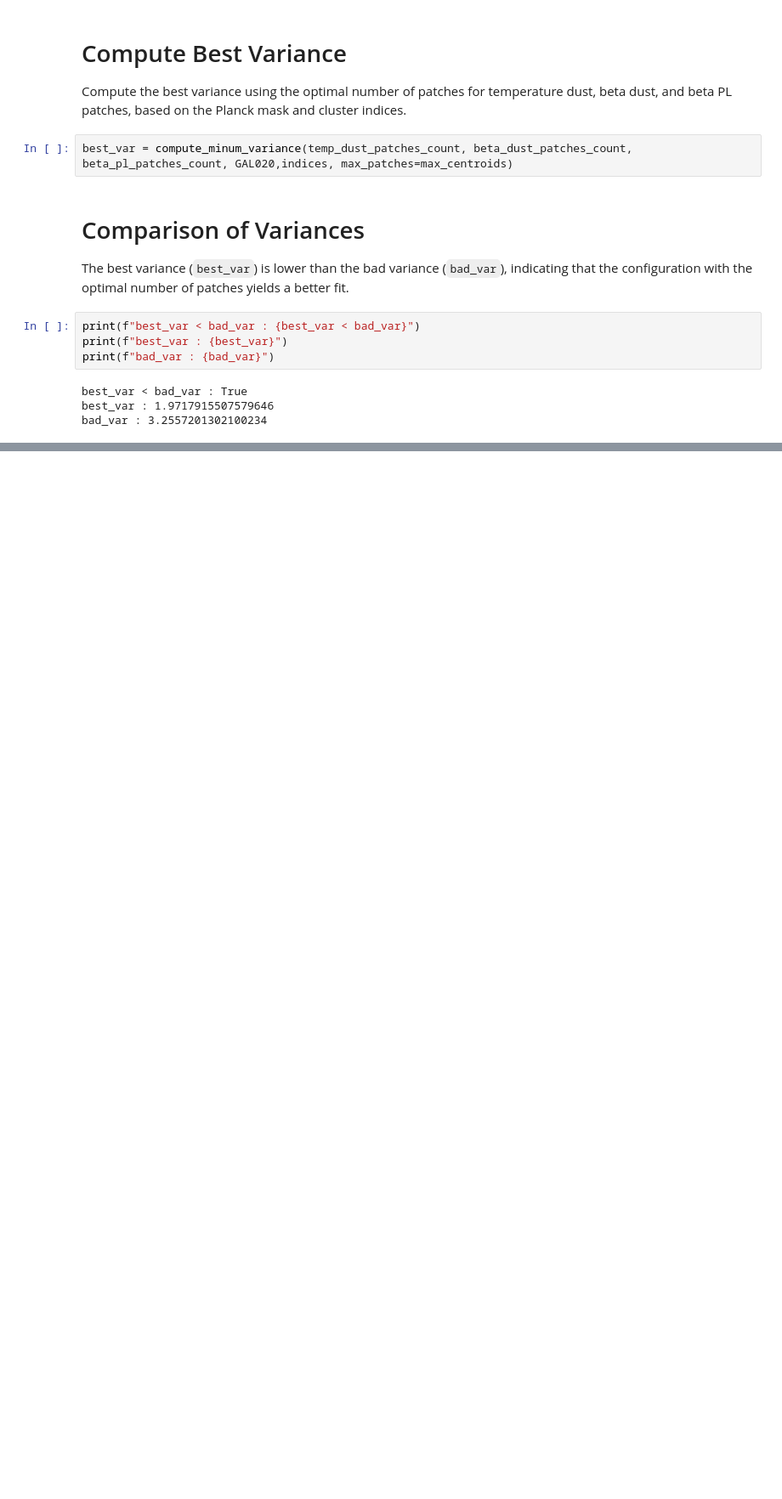
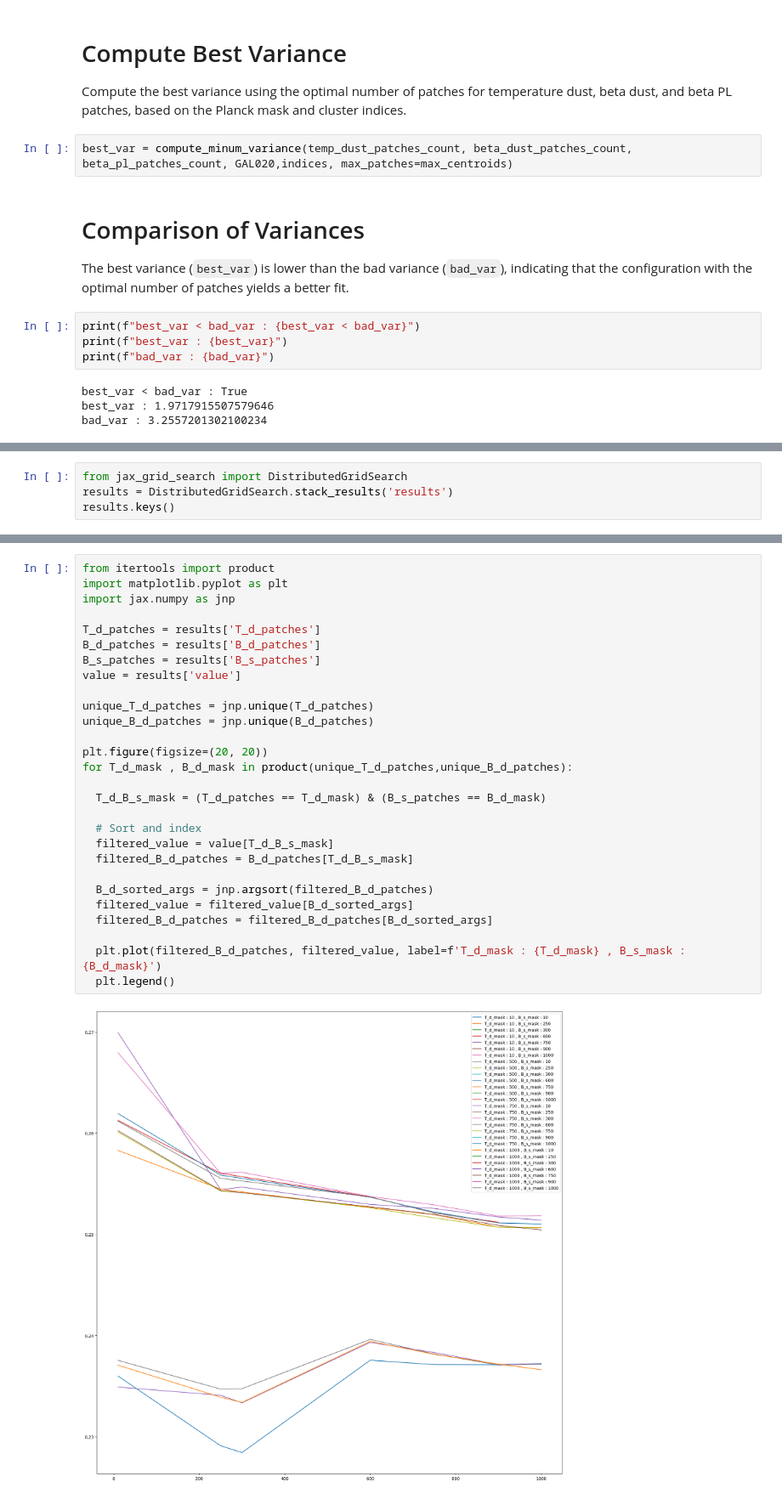
Before and after one commit to ASKabalan/furax-compsep-paper, a Jupyter notebook: notebooks/03_DistributedClusterFinder.ipynb, the cells around one changed output, grey strips where cells are left out. Shown at 85% size. Saved outputs shown, nothing was run; the diff lists cells and outputs as text; blank space fills up the shorter version.

```diff
--- a/notebooks/03_DistributedClusterFinder.ipynb
+++ b/notebooks/03_DistributedClusterFinder.ipynb
@@ -224,3 +222,7 @@ results = grid_search.run()
 
 for keys, values in results.items():
     print(f'{keys} : {values[0]}')
+# %%
+from jax_grid_search import DistributedGridSearch
+results = DistributedGridSearch.stack_results('results')
+results.keys()
@@ -226,0 +231,30 @@ for keys, values in results.items():
+# %%
+from itertools import product
+import matplotlib.pyplot as plt
+import jax.numpy as jnp
+
+T_d_patches = results['T_d_patches']
+B_d_patches = results['B_d_patches']
+B_s_patches = results['B_s_patches']
+value = results['value']
+
+unique_T_d_patches = jnp.unique(T_d_patches)
+unique_B_d_patches = jnp.unique(B_d_patches)
+
+plt.figure(figsize=(20, 20))
+for T_d_mask , B_d_mask in product(unique_T_d_patches,unique_B_d_patches):
+
+  T_d_B_s_mask = (T_d_patches == T_d_mask) & (B_s_patches == B_d_mask)
+
+  # Sort and index
+  filtered_value = value[T_d_B_s_mask]
+  filtered_B_d_patches = B_d_patches[T_d_B_s_mask]
+
+  B_d_sorted_args = jnp.argsort(filtered_B_d_patches)
+  filtered_value = filtered_value[B_d_sorted_args]
+  filtered_B_d_patches = filtered_B_d_patches[B_d_sorted_args]
+
+  plt.plot(filtered_B_d_patches, filtered_value, label=f'T_d_mask : {T_d_mask} , B_s_mask : {B_d_mask}')
+  plt.legend()
+# %% [output]
+[figure, added]
```
Also changed, not shown: parts of 3 cells of this notebook.
